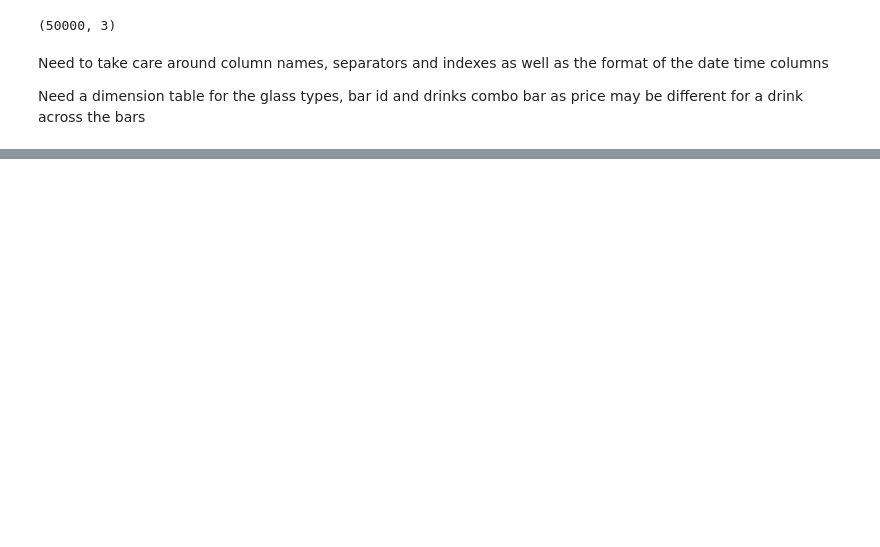
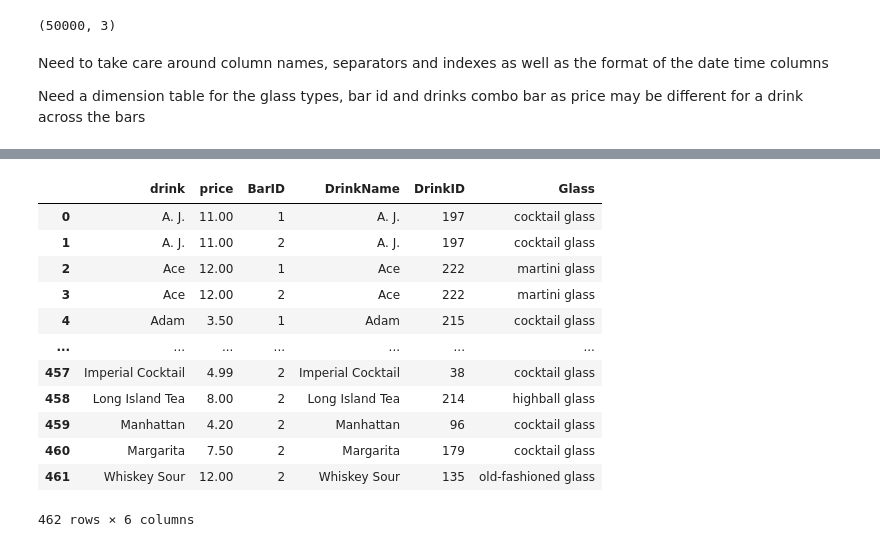
Before and after one commit to alihughf/job-hunt, a Jupyter notebook: Quantspark/explore.ipynb, the cells around one changed output, grey strips where cells are left out. Cells and saved outputs as stored; diff of their text form; code cells hidden in the pictures; blank space fills up the shorter version.

```diff
--- a/Quantspark/explore.ipynb
+++ b/Quantspark/explore.ipynb
@@ -49,0 +324,10 @@ Need a dimension table for the glass types, bar id and drinks combo bar as price
+# %%
+def return_glass(cocktail_client, drink_name):
+    res = cocktail_client.get_info_for_cocktail_name(drink_name).json()
+    return (res['drinks'][0]['strGlass'])
+# %%
+all_drinks = pd.DataFrame(set(london['drink'].unique()) | set(budapest['drink'].unique()) | set(ny['drink'].unique()), columns=["DrinkName"])
+all_drinks['DrinkID'] = all_drinks.index
+all_drinks["Glass"] = all_drinks.apply(lambda row: return_glass(cocktail_client, row['DrinkName']), axis=1)
+# %%
+all_drinks['Glass'] = all_drinks['Glass'].apply(lambda row: row.lower())
@@ -49,0 +400,18 @@ Need a dimension table for the glass types, bar id and drinks combo bar as price
+# %%
+price_drinks = pd.merge(all_price, all_drinks, left_on="drink", right_on = "DrinkName")
+# %%
+price_drinks
+# %% [output]
+|  | drink | price | BarID | DrinkName | DrinkID | Glass |
+| 0 | A. J. | 11.00 | 1 | A. J. | 197 | cocktail glass |
+| 1 | A. J. | 11.00 | 2 | A. J. | 197 | cocktail glass |
+| 2 | Ace | 12.00 | 1 | Ace | 222 | martini glass |
+| 3 | Ace | 12.00 | 2 | Ace | 222 | martini glass |
+| 4 | Adam | 3.50 | 1 | Adam | 215 | cocktail glass |
+| ... | ... | ... | ... | ... | ... | ... |
+| 457 | Imperial Cocktail | 4.99 | 2 | Imperial Cocktail | 38 | cocktail glass |
+| 458 | Long Island Tea | 8.00 | 2 | Long Island Tea | 214 | highball glass |
+| 459 | Manhattan | 4.20 | 2 | Manhattan | 96 | cocktail glass |
+| 460 | Margarita | 7.50 | 2 | Margarita | 179 | cocktail glass |
+| 461 | Whiskey Sour | 12.00 | 2 | Whiskey Sour | 135 | old-fashioned glass |
+462 rows × 6 columns
```
Also changed, not shown: parts of 39 cells of this notebook, 2 other files.
